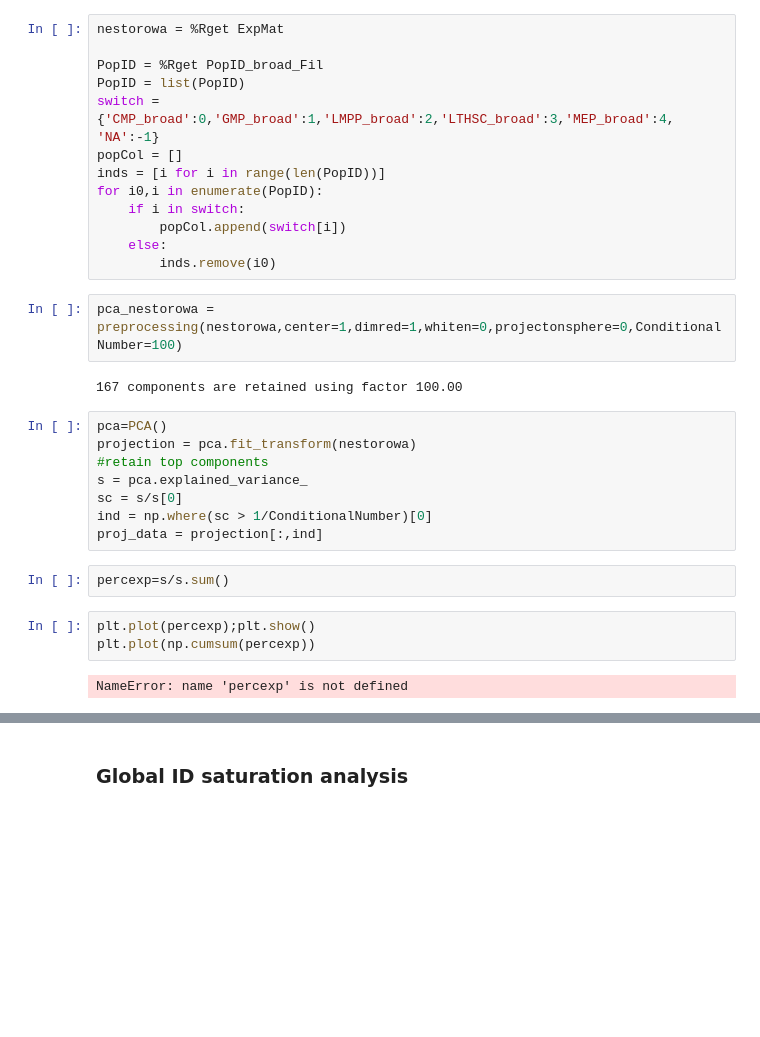
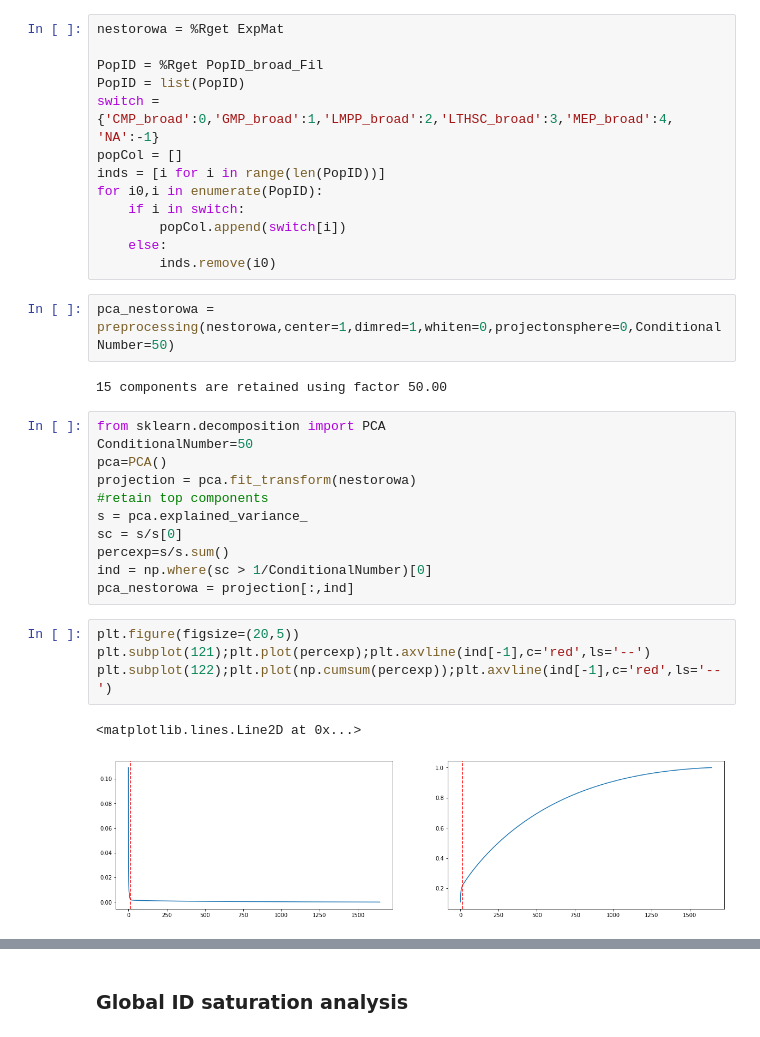
Before and after one commit to j-bac/id-concentration, a Jupyter notebook: notebooks/Test-concentration-estimators-nestorowa.ipynb, the cells around one changed output, grey strips where cells are left out. Saved outputs shown, nothing was run; the diff lists cells and outputs as text; blank space fills up the shorter version.

```diff
--- a/notebooks/Test-concentration-estimators-nestorowa.ipynb
+++ b/notebooks/Test-concentration-estimators-nestorowa.ipynb
@@ -449,22 +336,25 @@ for i0,i in enumerate(PopID):
     else:
         inds.remove(i0)
 # %%
-pca_nestorowa = preprocessing(nestorowa,center=1,dimred=1,whiten=0,projectonsphere=0,ConditionalNumber=100)
+pca_nestorowa = preprocessing(nestorowa,center=1,dimred=1,whiten=0,projectonsphere=0,ConditionalNumber=50)
 # %% [output]
-167 components are retained using factor 100.00
+15 components are retained using factor 50.00
 # %%
+from sklearn.decomposition import PCA
+ConditionalNumber=50
 pca=PCA()
 projection = pca.fit_transform(nestorowa)
 #retain top components
 s = pca.explained_variance_
 sc = s/s[0]
+percexp=s/s.sum()
 ind = np.where(sc > 1/ConditionalNumber)[0]
-proj_data = projection[:,ind]
+pca_nestorowa = projection[:,ind]
-# %%
-percexp=s/s.sum()
-# %%
-plt.plot(percexp);plt.show()
-plt.plot(np.cumsum(percexp))
-# %% [output]
-NameError: name 'percexp' is not defined
+# %%
+plt.figure(figsize=(20,5))
+plt.subplot(121);plt.plot(percexp);plt.axvline(ind[-1],c='red',ls='--')
+plt.subplot(122);plt.plot(np.cumsum(percexp));plt.axvline(ind[-1],c='red',ls='--')
+# %% [output]
+<matplotlib.lines.Line2D at 0x...>
+[figure, added]
 # %%
```
Also changed, not shown: parts of 29 cells of this notebook, 21 other files.
